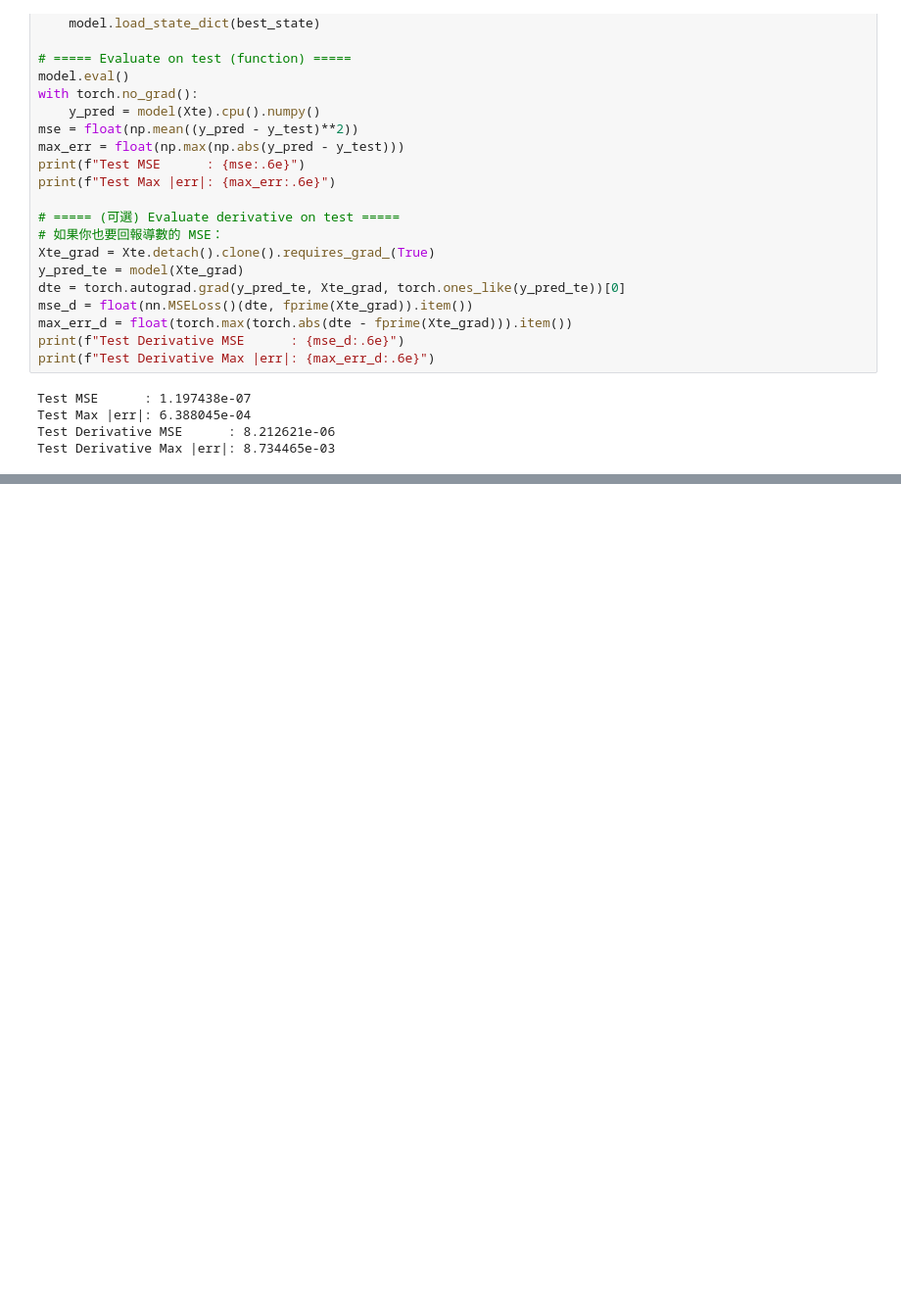
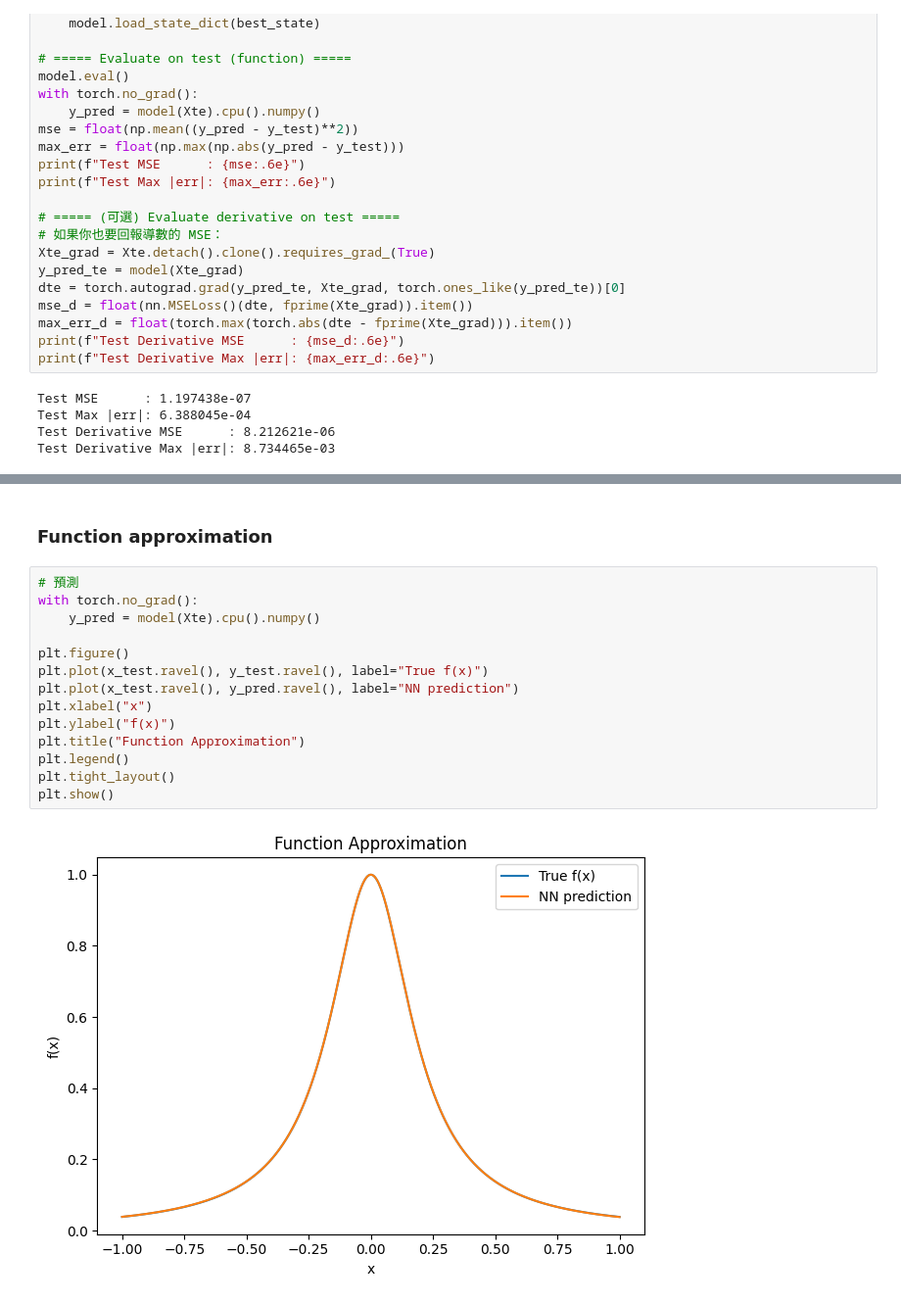
Before and after one commit to XuanWeiWang-999/2025_machine_learning, a Jupyter notebook: week_3/1141ML_Week_3_Prog02_313652018.ipynb, the cells around one changed output, grey strips where cells are left out. Shown at 98% size. Saved outputs shown, nothing was run; the diff lists cells and outputs as text; blank space fills up the shorter version.

```diff
--- a/week_3/1141ML_Week_3_Prog02_313652018.ipynb
+++ b/week_3/1141ML_Week_3_Prog02_313652018.ipynb
@@ -203,0 +220,18 @@ Test Derivative Max |err|: 8.734465e-03
+# %% [markdown]
+### Function approximation
+# %%
+# 預測
+with torch.no_grad():
+    y_pred = model(Xte).cpu().numpy()
+
+plt.figure()
+plt.plot(x_test.ravel(), y_test.ravel(), label="True f(x)")
+plt.plot(x_test.ravel(), y_pred.ravel(), label="NN prediction")
+plt.xlabel("x")
+plt.ylabel("f(x)")
+plt.title("Function Approximation")
+plt.legend()
+plt.tight_layout()
+plt.show()
+# %% [output]
+[figure, added]
```
Also changed, not shown: parts of 4 cells of this notebook.
